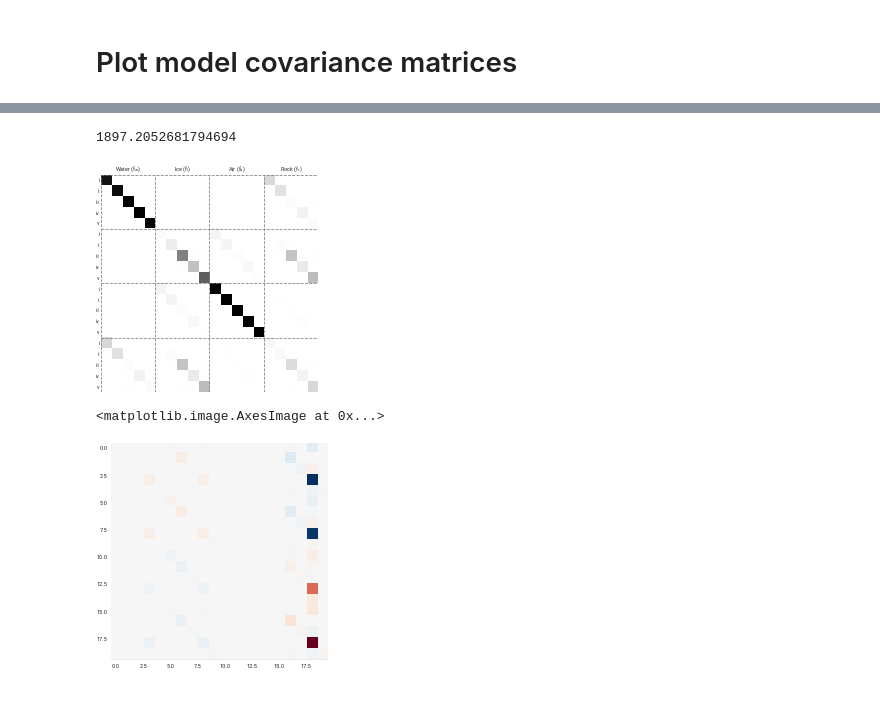
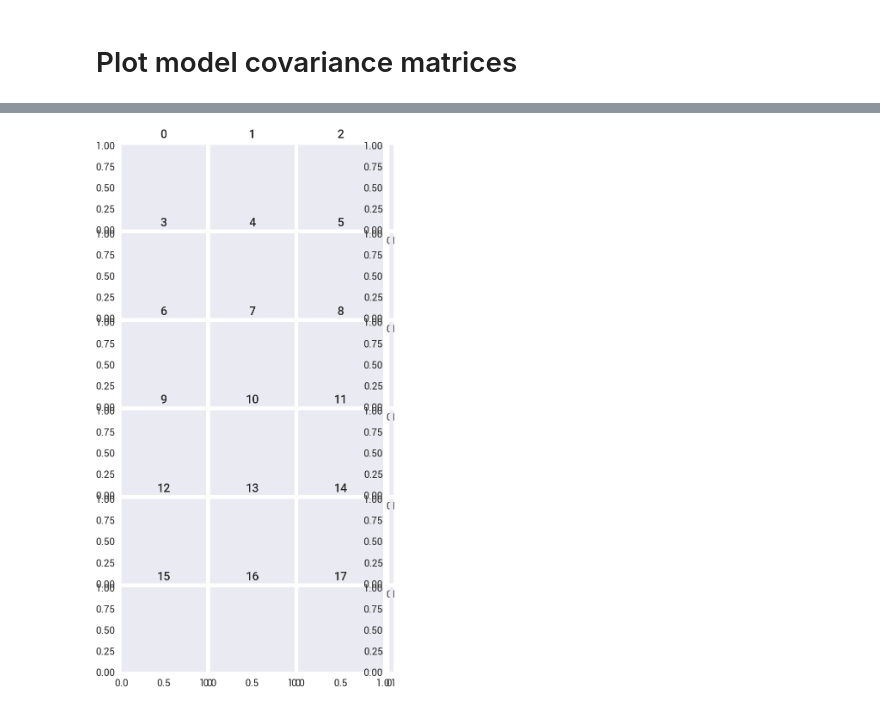
Before and after one commit to florian-wagner/four-phase-inversion, a Jupyter notebook: syn_cases/layered/8_plot_matrix.ipynb, the cells around one changed output, grey strips where cells are left out. Saved outputs shown, nothing was run; the diff lists cells and outputs as text; code cells hidden in the pictures.

```diff
--- a/syn_cases/layered/8_plot_matrix.ipynb
+++ b/syn_cases/layered/8_plot_matrix.ipynb
@@ -94,54 +94,14 @@ cbar.set_label(label="Model covariance", labelpad=-5, fontweight="semibold")
-# %%
-JTJ = J.T @ J
-lam = 0.001 * np.median(np.diag(JTJ))#/10
-print(lam)
-R = np.linalg.inv(JTJ + lam * np.identity(len(JTJ))) @ JTJ
-#R /= np.abs(R).max()
-
-minv, maxv = 0, 1
-fig, ax = plt.subplots()
-im = ax.imshow(R, cmap="Greys", vmin=minv, vmax=maxv)
-ax.set_aspect("equal")
-ticks = np.linspace(-0.5, 4*n -0.5, 5)
-ax.set_xticks(ticks)
-ax.set_yticks(ticks)
-
-ax.set_xlim(-0.5, 4*n - 0.5)
-ax.set_ylim(-0.5, 4*n - 0.5)
-
-ax.invert_yaxis()
-ax.xaxis.tick_top()
-
-minorLocator = FixedLocator(ticks[:-1] + n/2)
-subMinorLocator = FixedLocator(np.arange(4*n))
-majorFormatter = NullFormatter()
-ax.xaxis.set_minor_locator(minorLocator)
-ax.xaxis.set_major_formatter(majorFormatter)
-
-ax.yaxis.set_minor_locator(subMinorLocator)
-ax.yaxis.set_major_formatter(majorFormatter)
-
-labels = ["Water", "Ice", "Air","Rock"]
-long_labels = [r"%s (f$_{\rm %s}$)" % (lab, x) for lab, x in zip(labels, "wiar")]
-ylabs = ["i", "ii", "iii", "iv", "v"] * 4
-ax.set_xticklabels(long_labels,minor=True)
-ax.set_yticklabels(ylabs, minor=True, fontsize=5)
-
-ax.tick_params(axis='x', which='minor')#, top=False)
-ax.tick_params(axis='y', which='minor')#, left=False)
-
-ax.grid(which="major", color="0.5", linestyle='--')
-
-cbar = fig.colorbar(im, orientation="vertical", cax=cax, pad=0)#, extend="both")
-cbar.set_ticks([minv, 0, maxv])
-cbar.set_ticklabels([" %.2f" % minv, "0", " %.2f" % maxv])
-cbar.set_label(label="Model covariance", labelpad=-5, fontweight="semibold")
-fig.savefig("R.png")
-# %% [output]
-1897.2052681794694
-[figure, removed]
-# %%
-plt.imshow(MCM / colsum, cmap="RdBu_r")
-# %% [output]
-<matplotlib.image.AxesImage at 0x...>
-[figure, removed]
+# %%
+fig = plt.figure(figsize=(7, 4.5))
+
+grid = ImageGrid(fig, 111, nrows_ncols=(6, 3), axes_pad=[0.03, 0.03],
+                 share_all=True, add_all=True, cbar_location="right",
+                 cbar_mode="edge", cbar_size="5%", cbar_pad=0.05, aspect=True)
+for i, ax in enumerate(grid.axes_all):
+    ax.set_title(i)
+
+pos = grid.axes_row[0].get_position()
+grid.axes_row[0].set_position(grid.axes_row[-1].get_position())
+fig.tight_layout()
+# %% [output]
+[figure, added]
```
Also changed, not shown: parts of 1 cell of this notebook, 3 other files.
